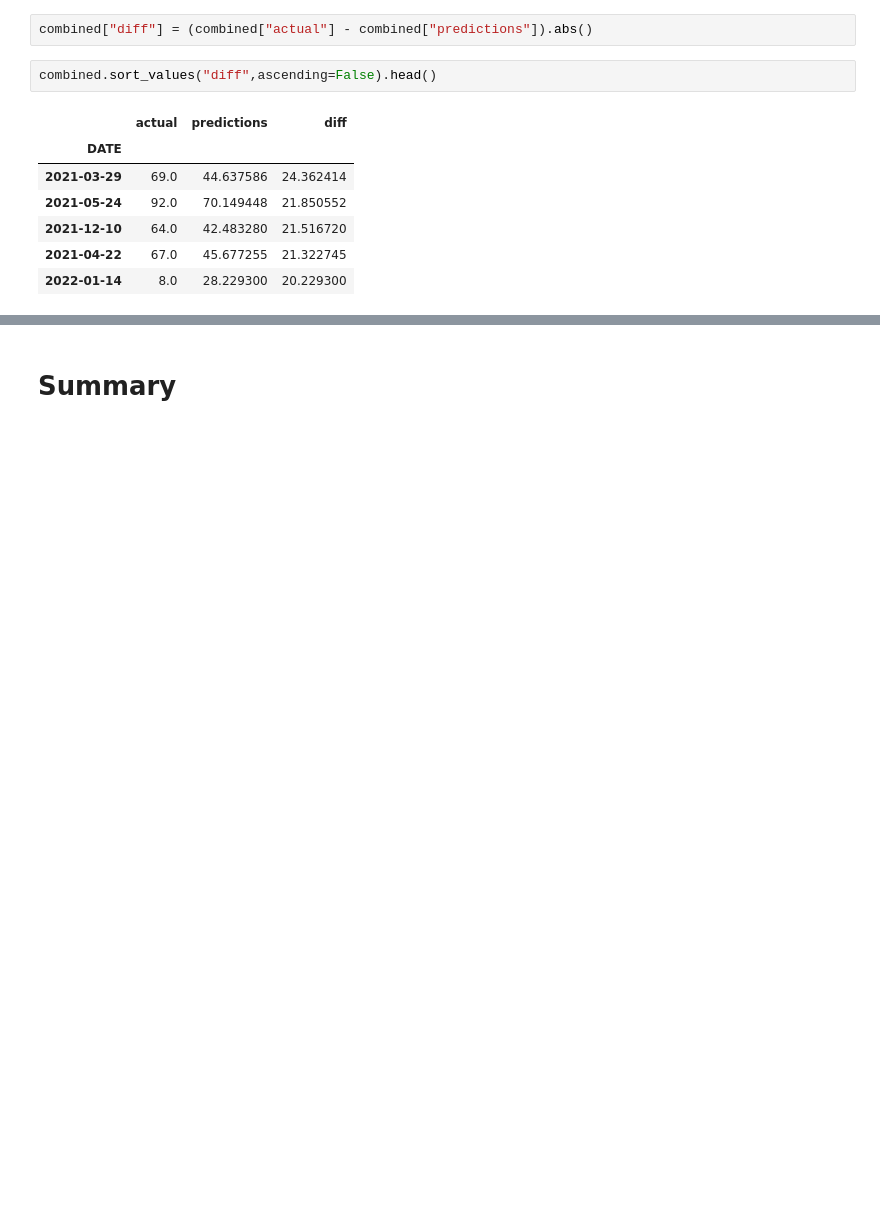
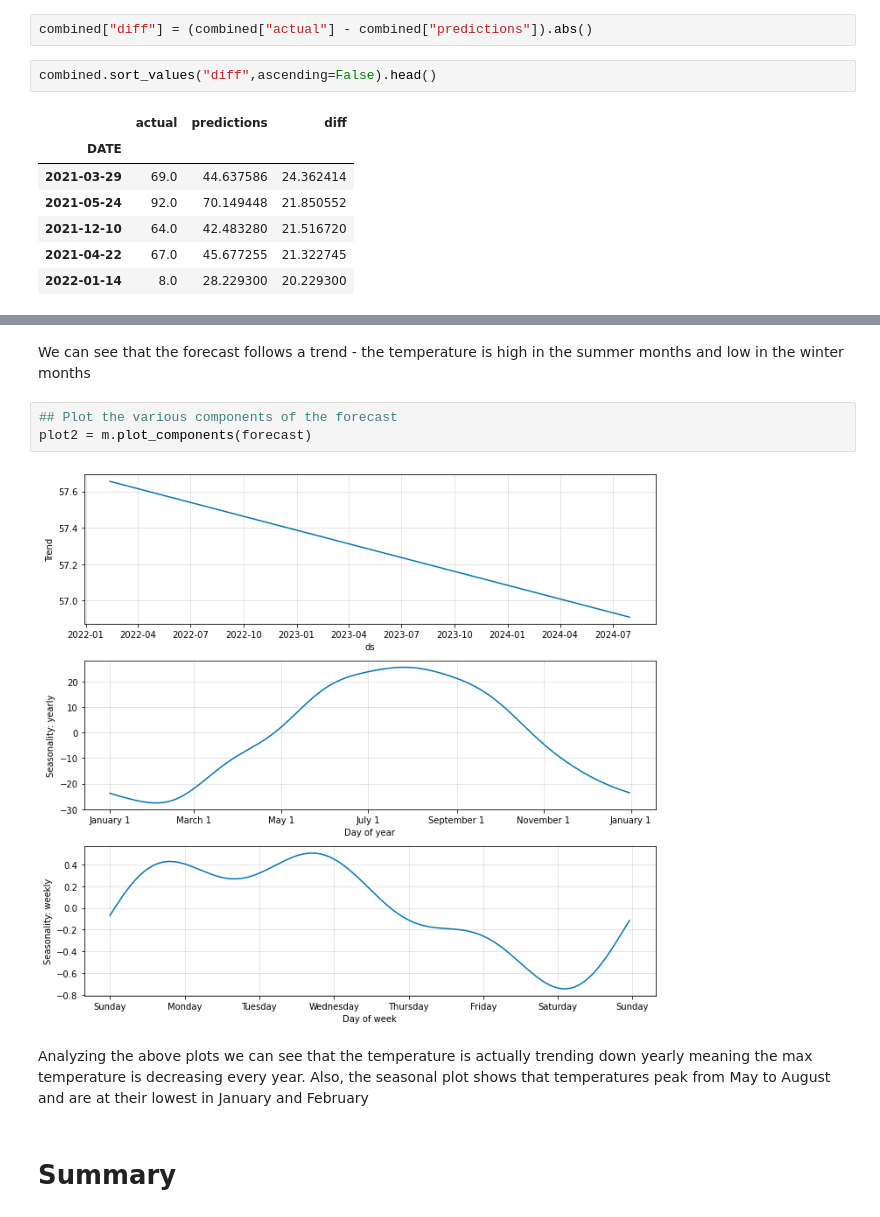
Before and after one commit to afazalmo/Weather-Predictions, a Jupyter notebook: Weather_Predictions.ipynb, the cells around one changed output, grey strips where cells are left out. Drawn from its saved outputs; the diff is of its cells as text; blank space fills up the shorter version.

```diff
--- a/Weather_Predictions.ipynb
+++ b/Weather_Predictions.ipynb
@@ -671,3 +770,12 @@ combined.sort_values("diff",ascending=False).head()
+# %% [markdown]
+We can see that the forecast follows a trend - the temperature is high in the summer months and low in the winter months
+# %%
+## Plot the various components of the forecast
+plot2 = m.plot_components(forecast)
+# %% [output]
+[figure, added]
+# %% [markdown]
+Analyzing the above plots we can see that the temperature is actually trending down yearly meaning the max temperature is decreasing every year. Also, the seasonal plot shows that temperatures peak from May to August and are at their lowest in January and February
 # %% [markdown]
 # Summary
 # %% [markdown]
```
Also changed, not shown: parts of 16 cells of this notebook.
